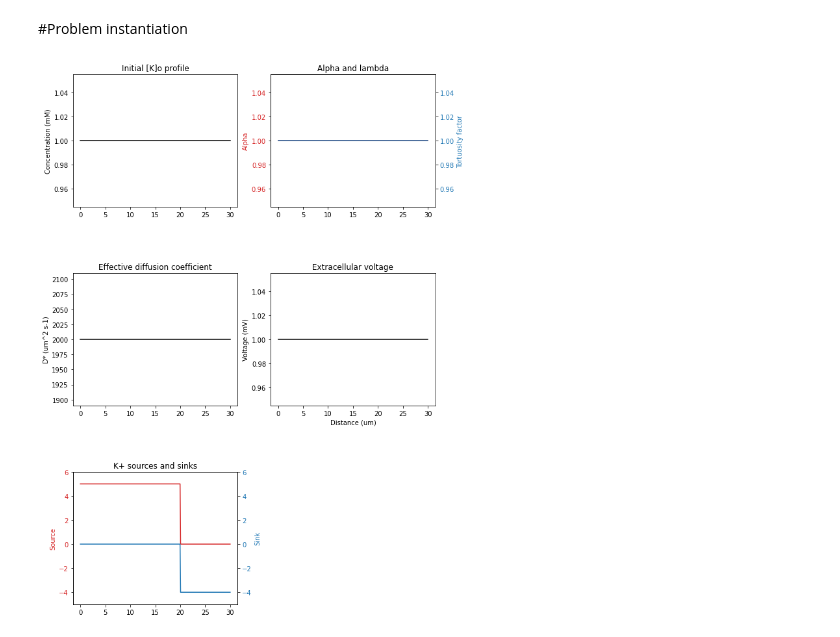
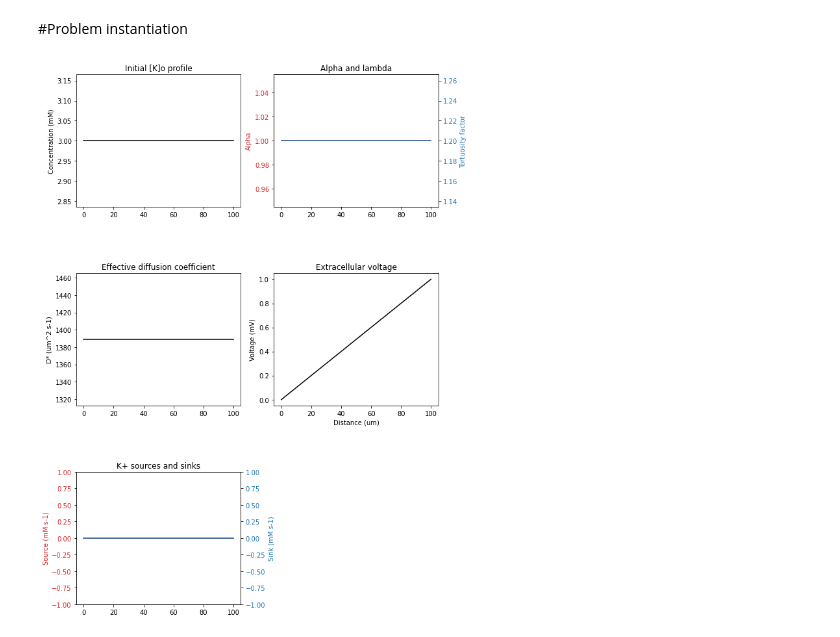
Before and after one commit to Megaptera666/Linearized-electrodiffusion, a Jupyter notebook: Linearized_electrodiffusion.ipynb, the cells around one changed output. Saved outputs shown, nothing was run; the diff lists cells and outputs as text; code cells hidden in the pictures.

```diff
--- a/Linearized_electrodiffusion.ipynb
+++ b/Linearized_electrodiffusion.ipynb
@@ -36,7 +38,7 @@ from matplotlib import rc #This is to display the animation
 # %%
 #@title Geometry and time {display-mode: "form"}
 #@markdown Total length [um]:
-length_x = 30  #@param{type:"number"}
+length_x =   100#@param{type:"number"}
 #@markdown delta x [um]:
 delta_x = 0.1 #@param {type:"number"}
 x_steps = round(length_x / delta_x)
@@ -49,16 +51,21 @@ nout = round(tf / delta_t)
 # %%
 #@title Physical properties {display-mode: "form"}
 #@markdown #Tortuosity factor
-lambda_ = 1. #@param {type:"number"}
+lambda_ = 1.2 #@param {type:"number"}
 #@markdown #Alpha factor
-alpha_ = 1. #@param {type:"number"}
+alpha_ =  1#@param {type:"number"}
 #@markdown #Difussion coefficient of K in ringers [um^2 s-1]
 Diffusion_coefficient = 2000  #@param {type:"number"}
 
+#@markdown Initial [K]o at x=0 [mM]
+Ko_start =  3#@param {type:"number"}
+#@markdown Initial [K]o at  x=l [mM]
+Ko_end = 3. #@param {type:"number"}
+
 #@markdown #Sources and sinks  <br/>
-#@markdown magnitude [mM ms-1]
-source = 5  #@param {type:"number"}
-sink =-4  #@param {type:"number"}
+#@markdown magnitude [mM s-1]
+source =   0#@param {type:"number"}
+sink =  0#@param {type:"number"}
 
 #@markdown location [um]
 source_start = 0  #@param {type:"number"}
@@ -66,16 +73,16 @@ source_end = 20  #@param {type:"number"}
 sink_start =20  #@param {type:"number"}
 sink_end = 30  #@param {type:"number"}
 
+#@markdown #Voltage gradient  <br/>
+#@markdown Magnitude at x=0 [mV]
+V_start =  0#@param {type:"number"}
+#@markdown Magnitude at x=l [mV]
+V_end =  1#@param {type:"number"}
+
 Faraday = 96485.33289  # [C mol - 1]
 R_ = 8.314  # [J K−1 mol−1] universal gas constant
 T = 310.15  # [K] 37 C in Kelvin
 r = (Faraday / (R_ * T))  # [C / J]
-
-#@markdown #Voltage gradient  <br/>
-#@markdown Magnitude at x=0 [mV]
-V_start = 1. #@param {type:"number"}
-#@markdown Magnitude at x=l [mV]
-V_end = 1. #@param {type:"number"}
 # %% [markdown]
 #Problem instantiation
 # %%
@@ -90,8 +97,7 @@ sink_x = np.zeros(x_steps)
 x_dim = np.linspace(0, length_x, x_steps)
 
 # Parametrize initial concentration
-Initial_ko_x[:] = 1.#x_dim[:] / 100.  # [mM]
-
+Initial_ko_x[:] = np.linspace(Ko_start,Ko_end, x_steps)  # [mM]
 
 # Parametrize SRS alpha
 SRS_alpha.fill(alpha_)
@@ -103,15 +109,15 @@ SRS_tortuosity.fill(lambda_)
 D_x[:] = Diffusion_coefficient / SRS_tortuosity[:] ** 2
 
 # Parametrize Vo_x
-Vo_x[:] = np.linspace(V_start,V_end, x_steps)
+Vo_x[:] = np.linspace(V_start,V_end, x_steps) #[mV]
 
 # Calculate dVodx
-dVodx = np.gradient(Vo_x, delta_x)
+dVodx = np.gradient(Vo_x, delta_x, edge_order=2) #[mV um-1]
 
 # Parametrize sources and sinks
-source_x[round(source_start/delta_x):round(source_end/delta_x)] = source  # [mM ms-1]
+source_x[round(source_start/delta_x):round(source_end/delta_x)] = source  # [mM s-1]
 # print(source_x)
-sink_x[round(sink_start/delta_x):round(sink_end/delta_x)] = sink  # [mM ms-1]
+sink_x[round(sink_start/delta_x):round(sink_end/delta_x)] = sink  # [mM s-1]
 
 #plot initial conditions
 fig = plt.figure(figsize=(10,15))
@@ -136,36 +142,36 @@ Ax2.tick_params(axis='y', labelcolor=color)
 # Ax1.legend(loc='best')
 #Effective diffusion coefficient
 Ax3 = fig.add_subplot(3, 2, 3)
 Ax3.plot(x_dim,D_x,color="k")
 Ax3.set_title("Effective diffusion coefficient")
 Ax3.set_ylabel("D* (um^2 s-1)")
 #Effective diffusion coefficient
 Ax4 = fig.add_subplot(3, 2, 4)
 Ax4.plot(x_dim,Vo_x,color="k")
 Ax4.set_title("Extracellular voltage")
 Ax4.set_ylabel("Voltage (mV)")
 #Sources and sinks
 #Source
 Ax5 = fig.add_subplot(3, 2, 5)
 color = 'tab:red'
 Ax5.set_title("K+ sources and sinks")
-Ax5.set_ylabel("Source", color=color)
+Ax5.set_ylabel("Source (mM s-1)", color=color)
 Ax5.set_ylim(sink-1,source+1)
 Ax5.plot(x_dim,source_x,color=color)
 Ax5.tick_params(axis='y', labelcolor=color)
 #Lambda
 Ax6 = Ax5.twinx()  # instantiate a second axes that shares the same x-axis
 color = 'tab:blue'
-Ax6.set_ylabel('Sink', color=color)  # we already handled the x-label with ax1
+Ax6.set_ylabel('Sink (mM s-1)', color=color)  # we already handled the x-label with ax1
 Ax6.set_ylim(sink-1,source+1)
 Ax6.plot(x_dim,sink_x, color=color)
 Ax6.tick_params(axis='y', labelcolor=color)
 
 Ax4.set_xlabel("Distance (um)")
 
 plt.subplots_adjust(hspace=0.5)
 # %% [output]
-[figure, old version]
+[figure, new version]
 # %%
 #@title Derivative taker
 def simple_electrodif(t, u):
```
Also changed, not shown: parts of 9 cells of this notebook.
